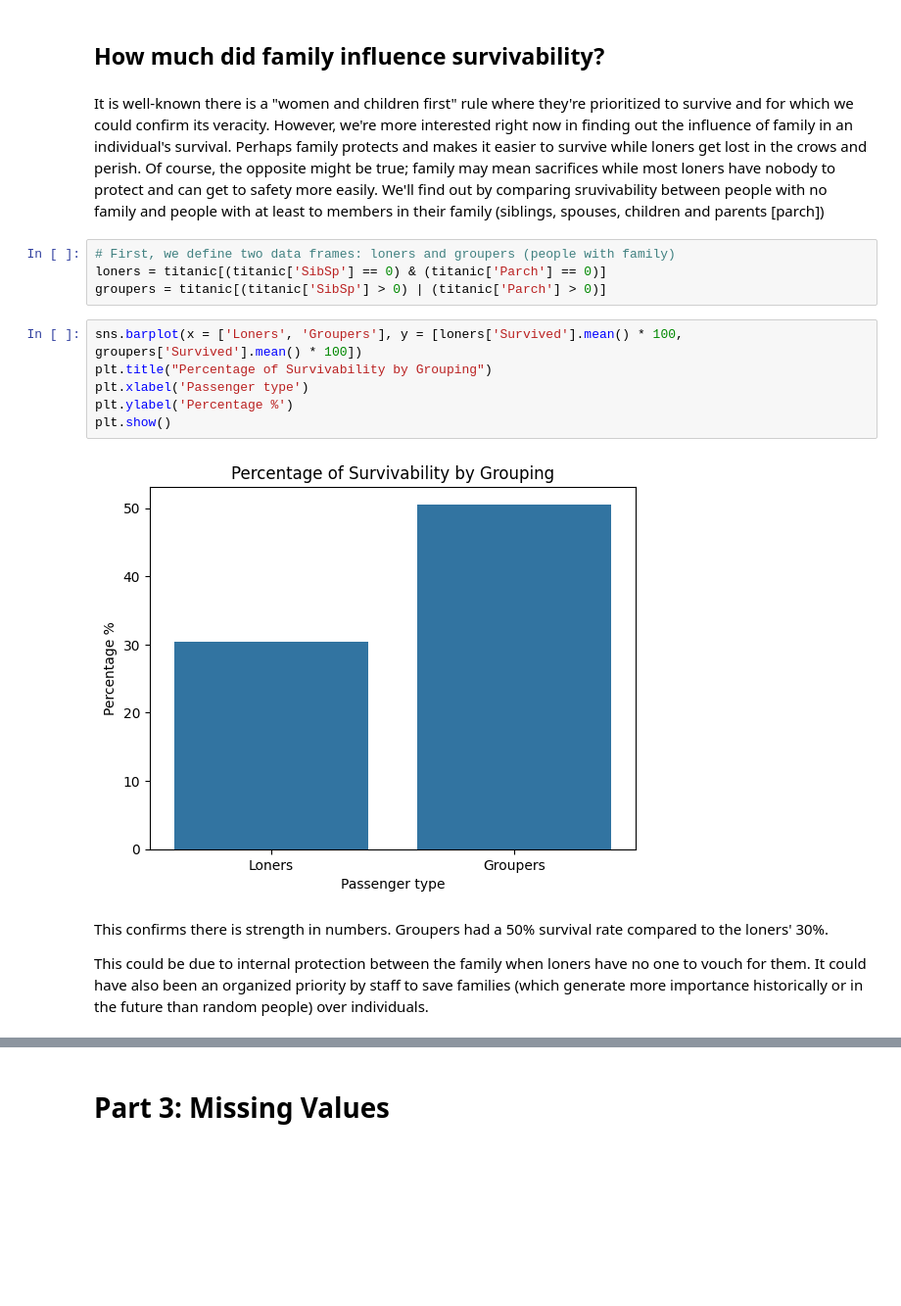
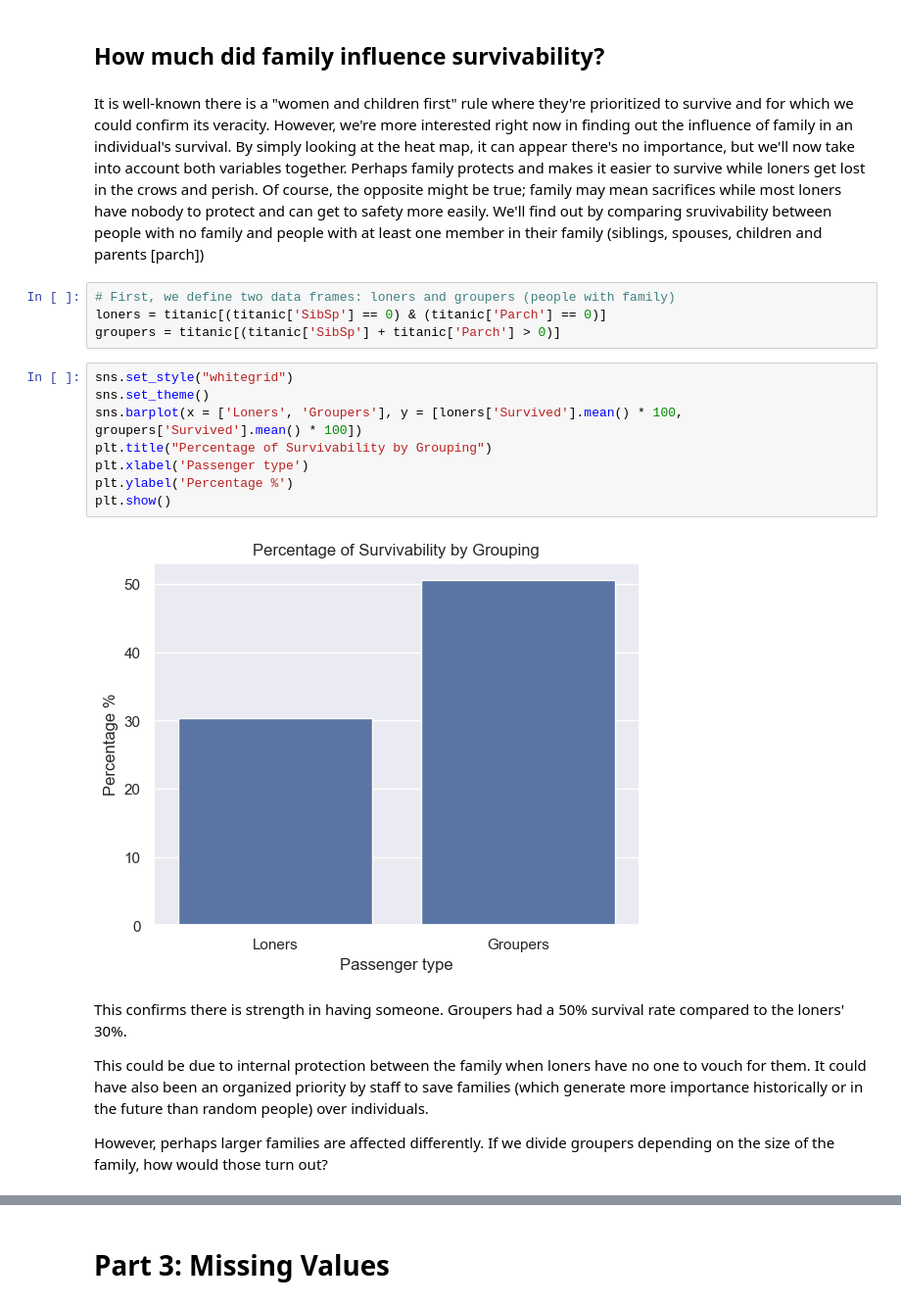
Before and after one commit to Jesus-PerezG/TC2004B-Jesus, a Jupyter notebook: notebooks/Titanic.ipynb, the cells around one changed output, grey strips where cells are left out. Shown at 98% size. Drawn from its saved outputs; the diff is of its cells as text; blank space fills up the shorter version.

Commit message:
Finalizar titanic

```diff
--- a/notebooks/Titanic.ipynb
+++ b/notebooks/Titanic.ipynb
@@ -135,20 +151,24 @@ plt.show()
 # %% [markdown]
 ## How much did family influence survivability?
 # %% [markdown]
-It is well-known there is a "women and children first" rule where they're prioritized to survive and for which we could confirm its veracity. However, we're more interested right now in finding out the influence of family in an individual's survival. Perhaps family protects and makes it easier to survive while loners get lost in the crows and perish. Of course, the opposite might be true; family may mean sacrifices while most loners have nobody to protect and can get to safety more easily. We'll find out by comparing sruvivability between people with no family and people with at least to members in their family (siblings, spouses, children and parents [parch])
+It is well-known there is a "women and children first" rule where they're prioritized to survive and for which we could confirm its veracity. However, we're more interested right now in finding out the influence of family in an individual's survival. By simply looking at the heat map, it can appear there's no importance, but we'll now take into account both variables together. Perhaps family protects and makes it easier to survive while loners get lost in the crows and perish. Of course, the opposite might be true; family may mean sacrifices while most loners have nobody to protect and can get to safety more easily. We'll find out by comparing sruvivability between people with no family and people with at least one member in their family (siblings, spouses, children and parents [parch])
 # %%
 # First, we define two data frames: loners and groupers (people with family)
 loners = titanic[(titanic['SibSp'] == 0) & (titanic['Parch'] == 0)]
-groupers = titanic[(titanic['SibSp'] > 0) | (titanic['Parch'] > 0)]
+groupers = titanic[(titanic['SibSp'] + titanic['Parch'] > 0)]
 # %%
+sns.set_style("whitegrid")
+sns.set_theme()
 sns.barplot(x = ['Loners', 'Groupers'], y = [loners['Survived'].mean() * 100, groupers['Survived'].mean() * 100])
 plt.title("Percentage of Survivability by Grouping")
 plt.xlabel('Passenger type')
 plt.ylabel('Percentage %')
 plt.show()
 # %% [output]
-[figure, old version]
+[figure, new version]
 # %% [markdown]
-This confirms there is strength in numbers. Groupers had a 50% survival rate compared to the loners' 30%.
+This confirms there is strength in having someone. Groupers had a 50% survival rate compared to the loners' 30%.
 
 This could be due to internal protection between the family when loners have no one to vouch for them. It could have also been an organized priority by staff to save families (which generate more importance historically or in the future than random people) over individuals.
+
+However, perhaps larger families are affected differently. If we divide groupers depending on the size of the family, how would those turn out?
```
Also changed, not shown: parts of 13 cells of this notebook, 1 other file.
